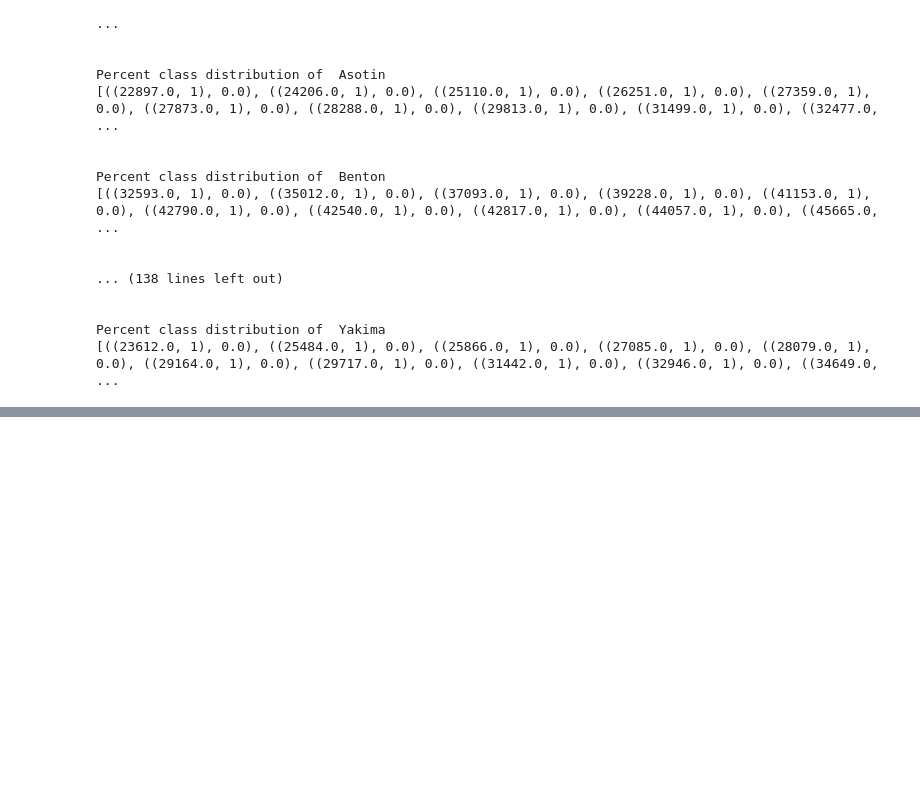
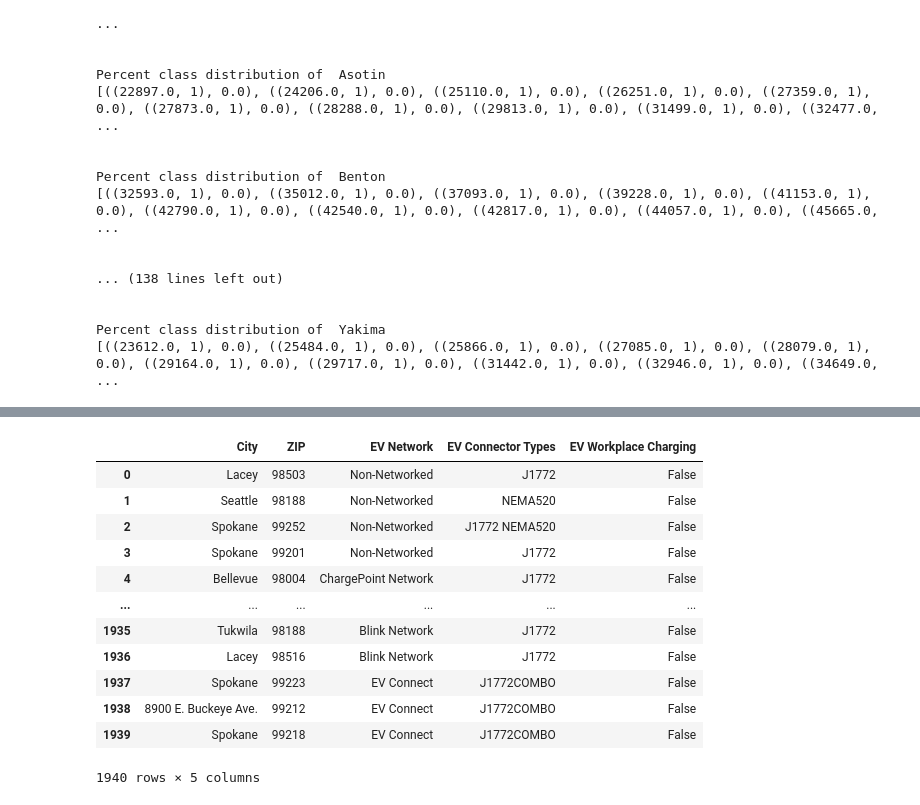
Before and after one commit to rileyfroehlich/DAAN881-Final-Project, a Jupyter notebook: data_clean.ipynb, the cells around one changed output, grey strips where cells are left out. Drawn from its saved outputs; the diff is of its cells as text; code cells hidden in the pictures; blank space fills up the shorter version.

Commit message:
Cleaned two new data sources, next steps collinearity

```diff
--- a/data_clean.ipynb
+++ b/data_clean.ipynb
@@ -221,0 +224,2 @@ Percent class distribution of  Yakima
+# %%
+charging_stations_df = pd.read_csv("./data/alt_fuel_stations (Sep 29 2023).csv")
@@ -221,0 +269,3 @@ Percent class distribution of  Yakima
+# %%
+charging_stations_df.dropna(axis=1, inplace=True)
+charging_stations_df.head()
@@ -221,0 +279,22 @@ Percent class distribution of  Yakima
+# %%
+#Drop colums:
+#fuel type code, status code, groups with access code, state, country, access code because they are all same
+#Station Name, Street Address, geocode, latitude, longitude, as we will use city or zip data
+#ID, updated at are irrelevant
+charging_stations_df.drop(columns=['Fuel Type Code', 'Station Name', 'Street Address', 'State', 'Status Code', 'Groups With Access Code', 'Geocode Status', 'Latitude', 'Longitude', 'ID', 'Updated At', 'Country', 'Groups With Access Code (French)', 'Access Code'], inplace=True)
+# %%
+charging_stations_df
+# %% [output]
+|  | City | ZIP | EV Network | EV Connector Types | EV Workplace Charging |
+| 0 | Lacey | 98503 | Non-Networked | J1772 | False |
+| 1 | Seattle | 98188 | Non-Networked | NEMA520 | False |
+| 2 | Spokane | 99252 | Non-Networked | J1772 NEMA520 | False |
+| 3 | Spokane | 99201 | Non-Networked | J1772 | False |
+| 4 | Bellevue | 98004 | ChargePoint Network | J1772 | False |
+| ... | ... | ... | ... | ... | ... |
+| 1935 | Tukwila | 98188 | Blink Network | J1772 | False |
+| 1936 | Lacey | 98516 | Blink Network | J1772 | False |
+| 1937 | Spokane | 99223 | EV Connect | J1772COMBO | False |
+| 1938 | 8900 E. Buckeye Ave. | 99212 | EV Connect | J1772COMBO | False |
+| 1939 | Spokane | 99218 | EV Connect | J1772COMBO | False |
+1940 rows × 5 columns
```
Also changed, not shown: parts of 6 cells of this notebook, 4 other files.
